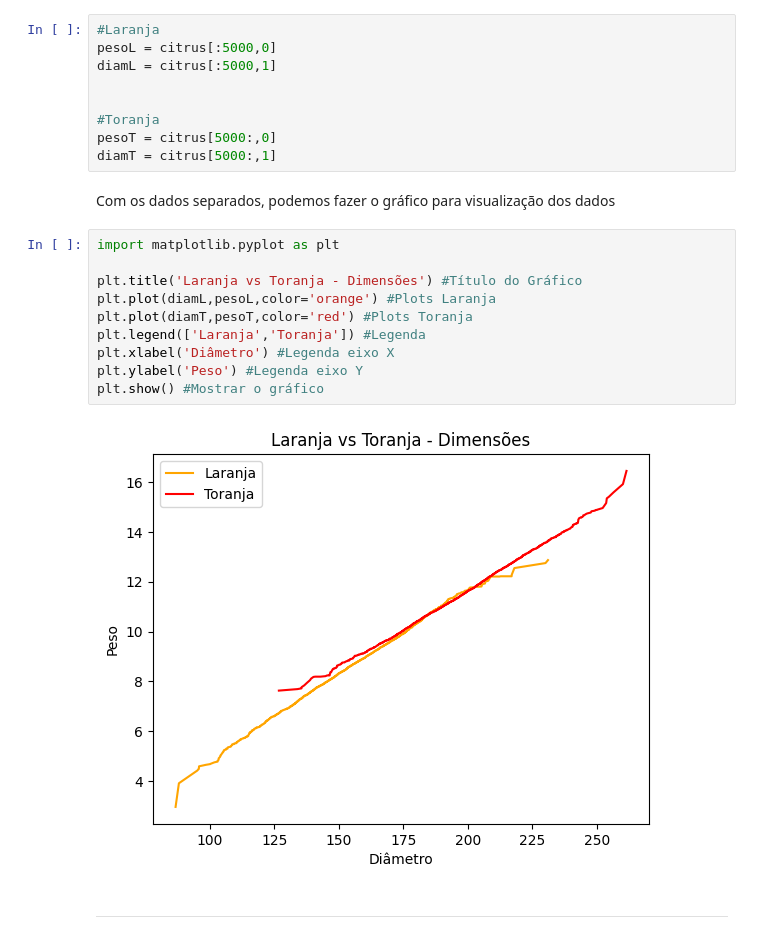
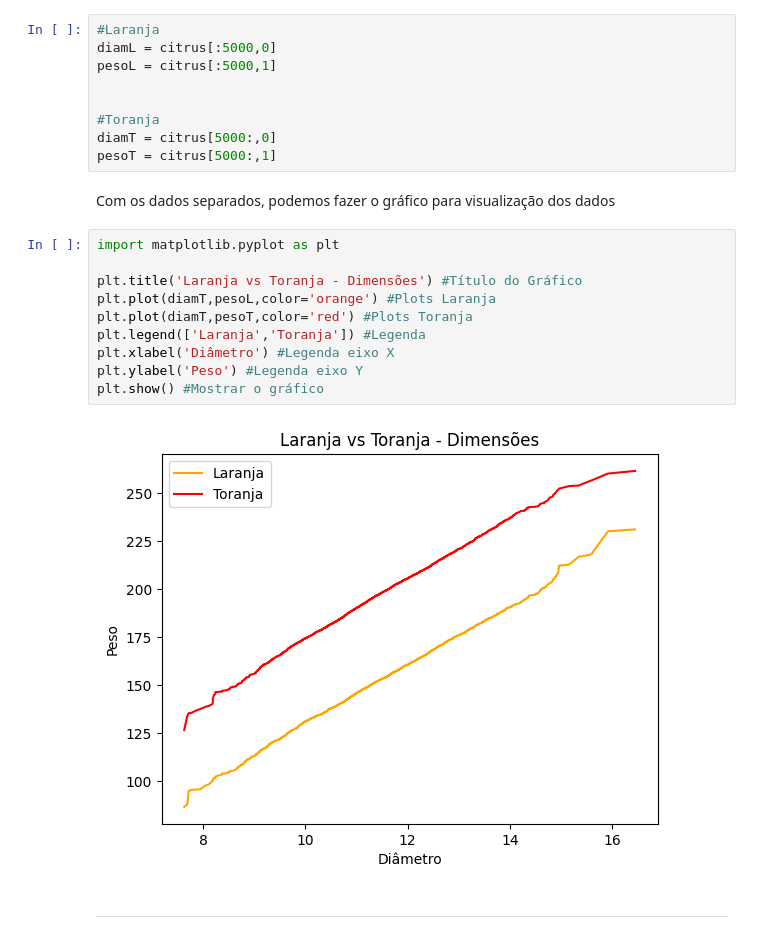
Before and after one commit to orosagustavo/Notebook-Alura, a Jupyter notebook: Python para Data Science/Numpy/Análise de Dados Laranja_Toranja.ipynb, the cells around one changed output. Drawn from its saved outputs; the diff is of its cells as text.

```diff
--- a/Python para Data Science/Numpy/Análise de Dados Laranja_Toranja.ipynb
+++ b/Python para Data Science/Numpy/Análise de Dados Laranja_Toranja.ipynb
@@ -51,27 +51,27 @@ Será feita uma análise preliminar da relação entre preso e dimensão das fru
 Primeiramente, separamos os dados de peso e diâmetro da Laranja e Toranja, respectivamente.
 # %%
 #Laranja
-pesoL = citrus[:5000,0]
-diamL = citrus[:5000,1]
+diamL = citrus[:5000,0]
+pesoL = citrus[:5000,1]
 
 
 #Toranja
-pesoT = citrus[5000:,0]
-diamT = citrus[5000:,1]
+diamT = citrus[5000:,0]
+pesoT = citrus[5000:,1]
 # %% [markdown]
 Com os dados separados, podemos fazer o gráfico para visualização dos dados
 # %%
 import matplotlib.pyplot as plt
 
 plt.title('Laranja vs Toranja - Dimensões') #Título do Gráfico
-plt.plot(diamL,pesoL,color='orange') #Plots Laranja
+plt.plot(diamT,pesoL,color='orange') #Plots Laranja
 plt.plot(diamT,pesoT,color='red') #Plots Toranja
 plt.legend(['Laranja','Toranja']) #Legenda
 plt.xlabel('Diâmetro') #Legenda eixo X
 plt.ylabel('Peso') #Legenda eixo Y
 plt.show() #Mostrar o gráfico
 # %% [output]
-[figure, old version]
+[figure, new version]
 # %% [markdown]
 ---
 # %% [markdown]
```
Also changed, not shown: parts of 4 cells of this notebook.
